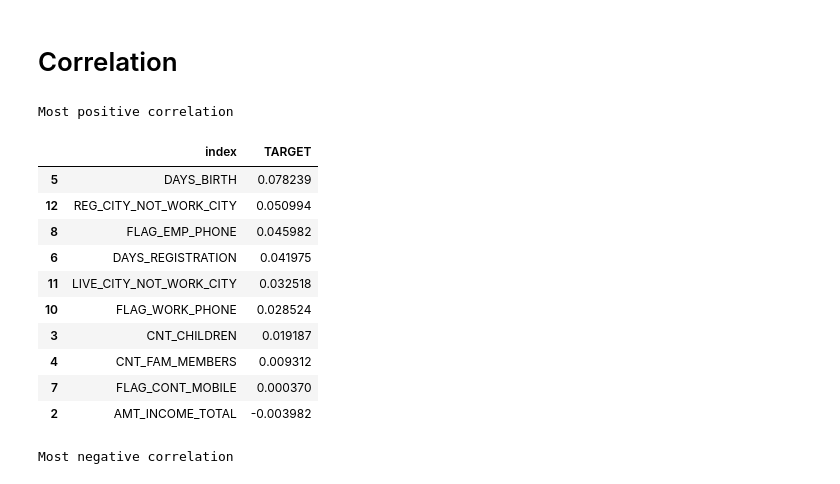
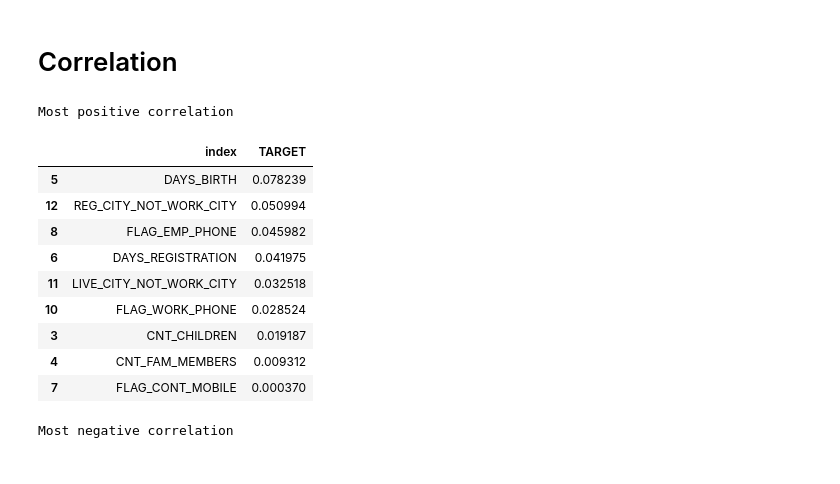
Before and after one commit to boydo7/Home-Credit-Default-Risk, a Jupyter notebook: Home Credit-ML.ipynb, the cells around one changed output. Cells and saved outputs as stored; diff of their text form; code cells hidden in the pictures.

```diff
--- a/Home Credit-ML.ipynb
+++ b/Home Credit-ML.ipynb
@@ -479,21 +503,20 @@ df= train_data.loc[:,['TARGET', 'NAME_CONTRACT_TYPE', 'CODE_GENDER','FLAG_OWN_CA
 df_correlation=df.corr(method='pearson').TARGET.sort_index().reset_index()
 # %%
 print('Most positive correlation')
-df_correlationhead=df_correlation.sort_values(by='TARGET',ascending=False).iloc[1:11]
+df_correlationhead=df_correlation.sort_values(by='TARGET',ascending=False).iloc[1:10]
 df_correlationhead
 # %% [output]
 Most positive correlation
 |  | index | TARGET |
 | 5 | DAYS_BIRTH | 0.078239 |
 | 12 | REG_CITY_NOT_WORK_CITY | 0.050994 |
 | 8 | FLAG_EMP_PHONE | 0.045982 |
 | 6 | DAYS_REGISTRATION | 0.041975 |
 | 11 | LIVE_CITY_NOT_WORK_CITY | 0.032518 |
 | 10 | FLAG_WORK_PHONE | 0.028524 |
 | 3 | CNT_CHILDREN | 0.019187 |
 | 4 | CNT_FAM_MEMBERS | 0.009312 |
 | 7 | FLAG_CONT_MOBILE | 0.000370 |
-| 2 | AMT_INCOME_TOTAL | -0.003982 |
 # %%
 print('Most negative correlation')
 df_correlationtail=df_correlation.sort_values(by='TARGET',ascending=False).tail(10)
```
Also changed, not shown: parts of 50 cells of this notebook.
